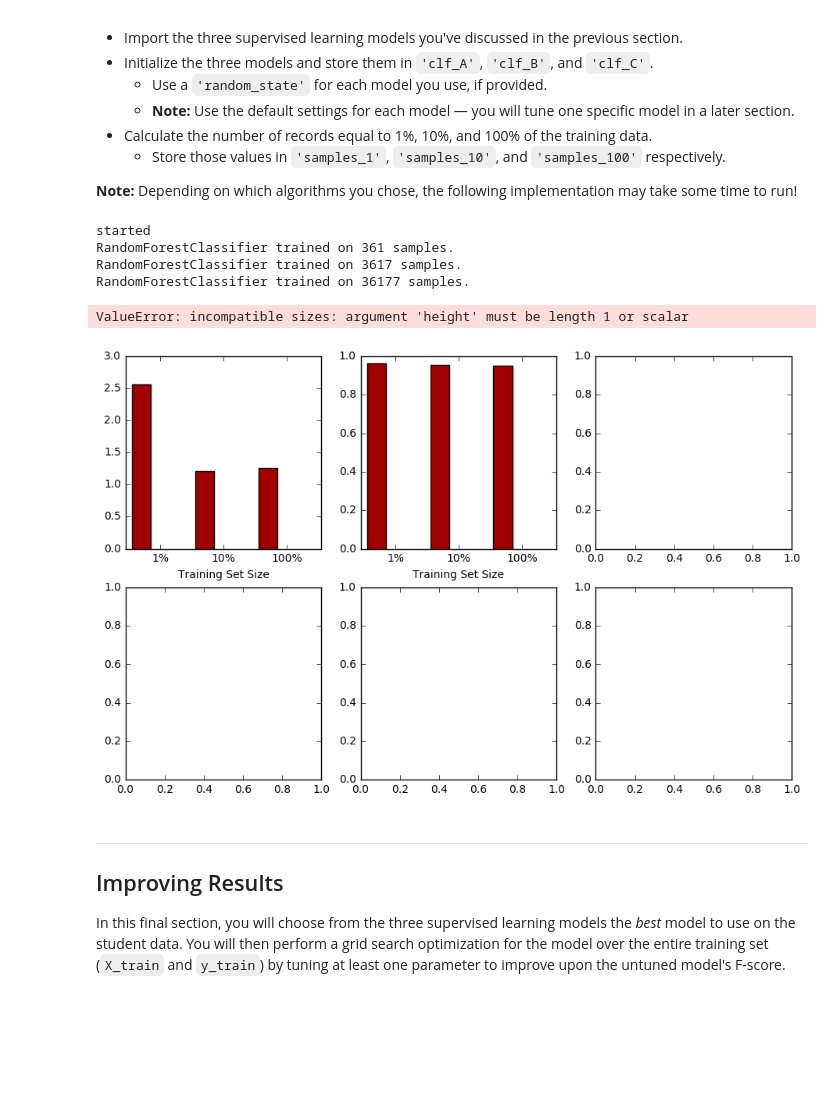
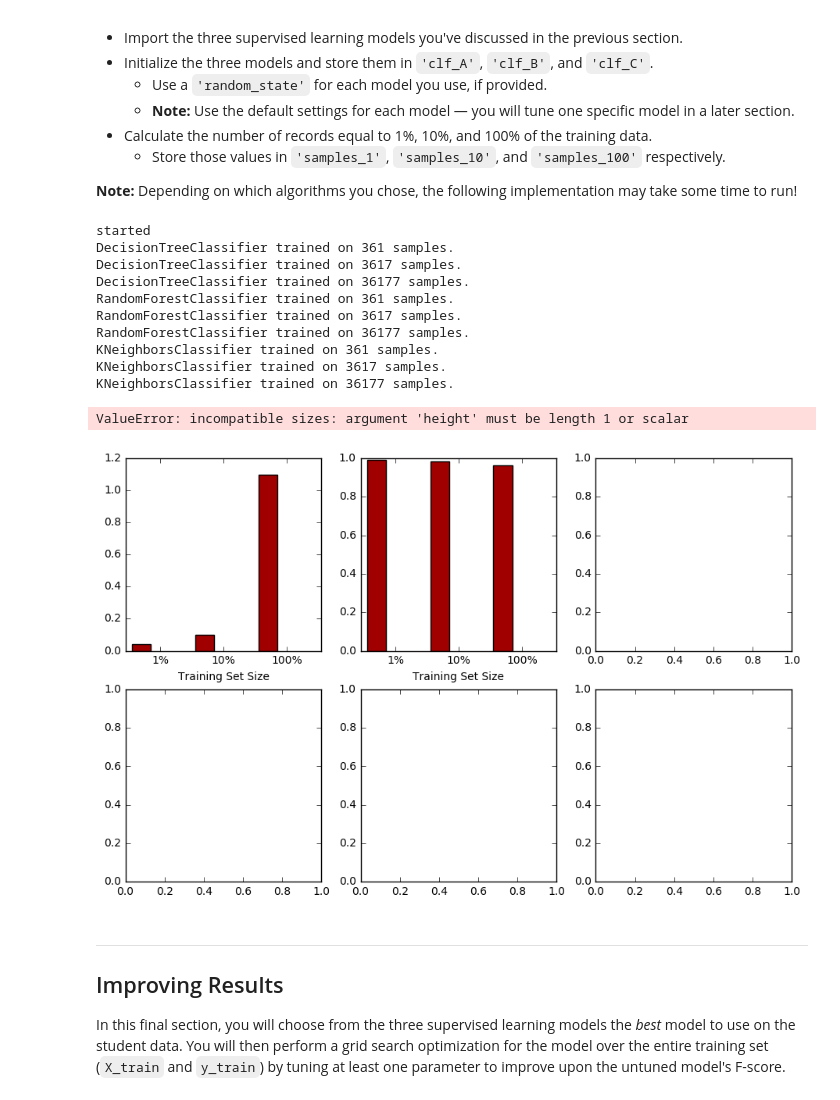
Before and after one commit to SohumKaji/machine-learning, a Jupyter notebook: projects/finding_donors/finding_donors.ipynb, the cells around one changed output. Saved outputs shown, nothing was run; the diff lists cells and outputs as text; code cells hidden in the pictures; blank space fills up the shorter version.

```diff
--- a/projects/finding_donors/finding_donors.ipynb
+++ b/projects/finding_donors/finding_donors.ipynb
@@ -142,13 +142,14 @@ Additionally, as with the non-numeric features, we need to convert the non-numer
 features = pd.get_dummies(features_raw)
 
 # TODO: Encode the 'income_raw' data to numerical values
-income = pd.get_dummies(income_raw)
+income = [1 if elem =='>50K' else 0 for elem in income_raw] #pd.get_dummies(income_raw, drop_first = True)
 
 # Print the number of features after one-hot encoding
 encoded = list(features.columns)
 print "{} total features after one-hot encoding.".format(len(encoded))
 
 # Uncomment the following line to see the encoded feature names
-print encoded
+#print encoded
+#print income
 # %% [output]
 103 total features after one-hot encoding.
@@ -309,7 +309,7 @@ def train_predict(learner, sample_size, X_train, y_train, X_test, y_test):
 
     # TODO: Fit the learner to the training data using slicing with 'sample_size'
     start = time() # Get start time
-    learner = learner.fit(X_train, y_train)
+    learner = learner.fit(X_train[:sample_size], y_train[:sample_size])
     end = time() # Get end time
 
     # TODO: Calculate the training time
@@ -355,41 +355,52 @@ In the code cell, you will need to implement the following:
 **Note:** Depending on which algorithms you chose, the following implementation may take some time to run!
 # %%
 # TODO: Import the three supervised learning models from sklearn
-from sklearn.linear_model import LogisticRegression
+from sklearn.tree import DecisionTreeClassifier
+#from sklearn.linear_model import SGDClassifier
+#from sklearn.linear_model import LogisticRegression
 from sklearn.ensemble import RandomForestClassifier
 from sklearn.neighbors import KNeighborsClassifier
 
 # TODO: Initialize the three models
-clf_A = RandomForestClassifier()
+clf_A = DecisionTreeClassifier()
 clf_B = RandomForestClassifier()
 clf_C = KNeighborsClassifier()
 
 # TODO: Calculate the number of samples for 1%, 10%, and 100% of the training data
 samples_1 = int(len(X_train) * .01)
 samples_10 = int(len(X_train) * .1)
 samples_100 = len(X_train)
 
 print "started"
 
 # Collect results on the learners
 results = {}
-for clf in [clf_B]:
+for clf in [clf_A, clf_B, clf_C]:
     clf_name = clf.__class__.__name__
     results[clf_name] = {}
     for i, samples in enumerate([samples_1, samples_10, samples_100]):
         results[clf_name][i] = train_predict(clf, samples, X_train, y_train, X_test, y_test)
 
 # Run metrics visualization for the three supervised learning models chosen
+#print results
+#print accuracy
+#print fscore
 vs.evaluate(results, accuracy, fscore)
 
 print "finished"
 # %% [output]
 started
+DecisionTreeClassifier trained on 361 samples.
+DecisionTreeClassifier trained on 3617 samples.
+DecisionTreeClassifier trained on 36177 samples.
 RandomForestClassifier trained on 361 samples.
 RandomForestClassifier trained on 3617 samples.
 RandomForestClassifier trained on 36177 samples.
+KNeighborsClassifier trained on 361 samples.
+KNeighborsClassifier trained on 3617 samples.
+KNeighborsClassifier trained on 36177 samples.
 ValueError: incompatible sizes: argument 'height' must be length 1 or scalar
-[figure, old version]
+[figure, new version]
 # %% [markdown]
 ----
 ## Improving Results
```
Also changed, not shown: parts of 1 cell of this notebook.
